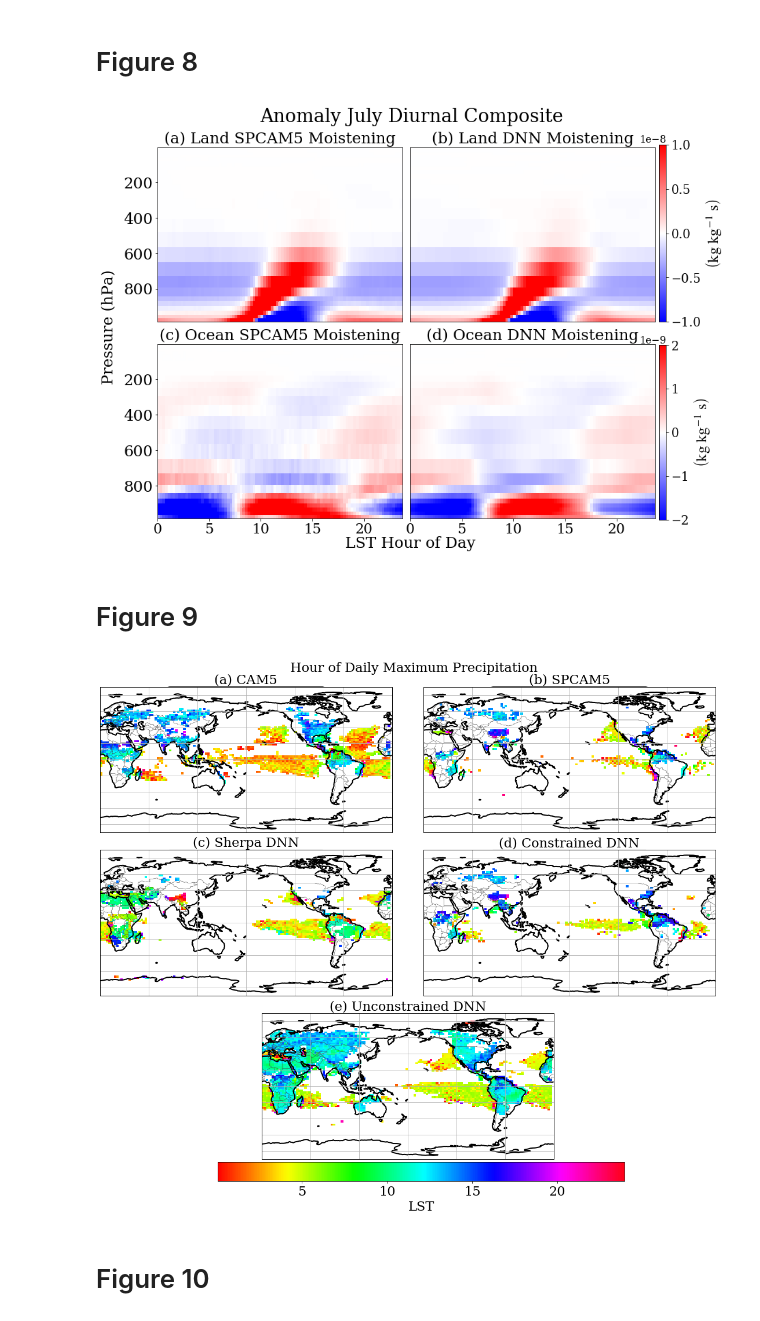
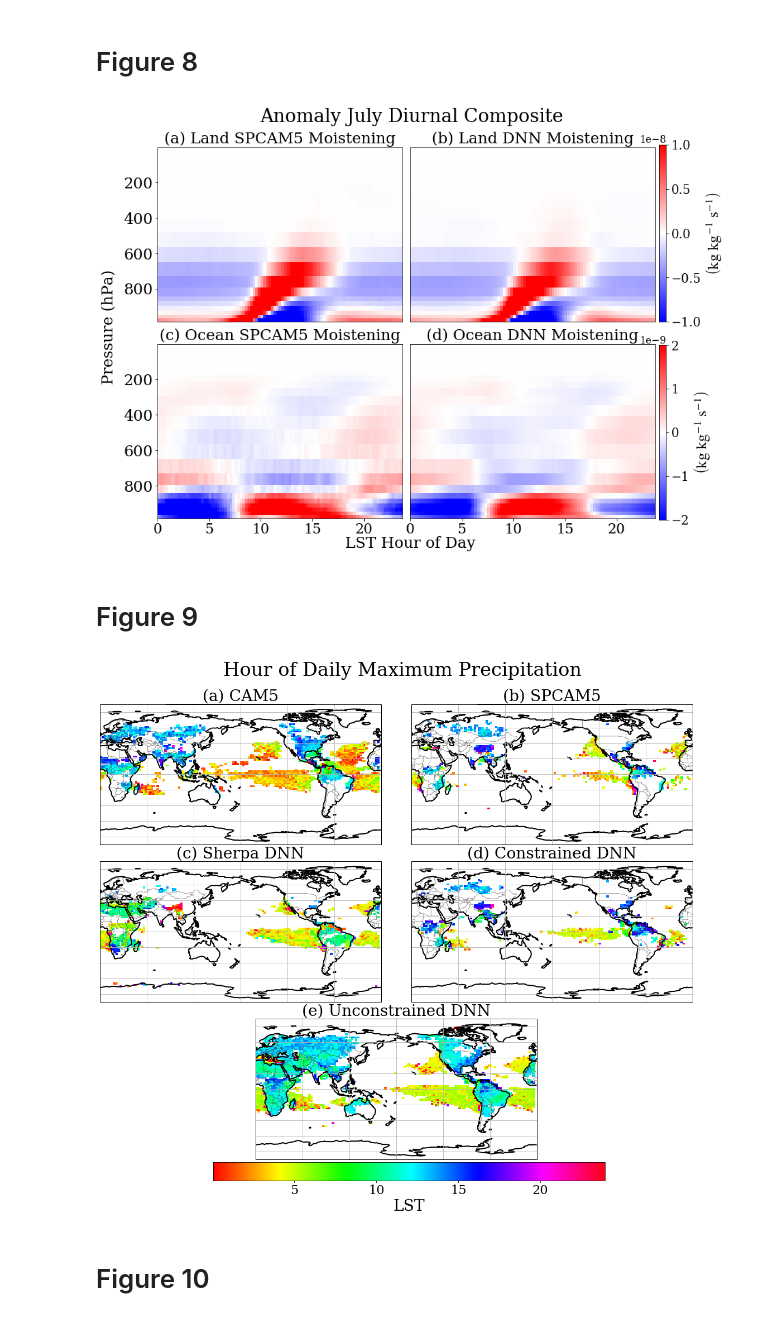
Before and after one commit to gmooers96/Real_Geography_Manuscript, a Jupyter notebook: Submitted_Figures.ipynb, the cells around one changed output. Saved outputs shown, nothing was run; the diff lists cells and outputs as text; code cells hidden in the pictures.

```diff
--- a/Submitted_Figures.ipynb
+++ b/Submitted_Figures.ipynb
@@ -785,7 +812,7 @@ ax[0,1].set_xticks([])
 
 fig.subplots_adjust(right=0.8)
 cbar_ax = fig.add_axes([0.805, 0.525, 0.01, 0.36])
-cbar = fig.colorbar(cp, label=r'$\left(\mathrm{kg} \ \mathrm{kg^{-1}} \ \mathrm{s}\right)$', cax=cbar_ax)
+cbar = fig.colorbar(cp, label=r'$\left(\mathrm{kg} \ \mathrm{kg^{-1}} \ \mathrm{s^{-1}}\right)$', cax=cbar_ax)
 cbar.ax.tick_params(labelsize=fz*0.8)
 cbar.formatter.set_powerlimits((0, 0))
 cbar.ax.yaxis.get_offset_text().set(size=fz*0.65)
@@ -815,7 +842,7 @@ ax[1,1].yaxis.set_label_coords(-1.2,1.1)
 
 fig.subplots_adjust(right=0.8)
 cbar_ax = fig.add_axes([0.805, 0.1225, 0.01, 0.355])
-cbar = fig.colorbar(cp, label=r'$\left(\mathrm{kg} \ \mathrm{kg^{-1}} \ \mathrm{s}\right)$', cax=cbar_ax)
+cbar = fig.colorbar(cp, label=r'$\left(\mathrm{kg} \ \mathrm{kg^{-1}} \ \mathrm{s^{-1}}\right)$', cax=cbar_ax)
 cbar.ax.tick_params(labelsize=fz*0.8)
 cbar.formatter.set_powerlimits((0, 0))
 cbar.ax.yaxis.get_offset_text().set(size=fz*0.65)
@@ -825,8 +852,9 @@ plt.suptitle("Anomaly July Diurnal Composite", y = 0.96, x=0.47)
 plt.subplots_adjust(hspace=0.13, wspace=0.03)
 plt.savefig("Paper_Figures/Figure8.png")
 plt.savefig("Paper_Figures/Figure8.pdf")
+plt.savefig("Paper_Figures/Figure8.jpg")
 # %% [output]
-[figure, old version]
+[figure, new version]
 # %% [markdown]
 # Figure 9
 # %%
@@ -850,58 +878,61 @@ ax6=fig.add_subplot(gs[2,1],projection=ccrs.PlateCarree(central_longitude=180))
 
 contour_plot = ax1.pcolormesh(Xvar, Yvar, CAM_nan_map_lst, cmap='hsv', transform=ccrs.PlateCarree())
 #plt.colorbar(contour_plot, label = "LST Hour", ax=ax[0])
-ax1.set_title('(a) CAM5', fontsize = fz)
+ax1.set_title('(a) CAM5', fontsize = fz*1.25)
 ax1.coastlines(linewidth=2.0,edgecolor='0.25')
 ax1.gridlines()
 ax1.add_feature(cfeature.BORDERS,linewidth=0.5,edgecolor='0.25')
 
 contour_plot = ax2.pcolormesh(Xvar, Yvar, SPCAM5_nan_map_lst,cmap='hsv', transform=ccrs.PlateCarree())
 #plt.colorbar(contour_plot, label = "LST Hour")
-ax2.set_title('(b) SPCAM5', fontsize = fz)
+ax2.set_title('(b) SPCAM5', fontsize = fz*1.25)
 ax2.coastlines(linewidth=2.0,edgecolor='0.25')
 ax2.gridlines()
 ax2.add_feature(cfeature.BORDERS,linewidth=0.5,edgecolor='0.25')
 
 contour_plot = ax3.pcolormesh(Xvar, Yvar, SHERPA_nan_map_lst,cmap='hsv', transform=ccrs.PlateCarree())
 #plt.colorbar(contour_plot, label = "LST Hour", ax=ax[2])
-ax3.set_title('(c) Sherpa DNN', fontsize = fz)
+ax3.set_title('(c) Sherpa DNN', fontsize = fz*1.25)
 ax3.coastlines(linewidth=2.0,edgecolor='0.25')
 ax3.gridlines()
 ax3.add_feature(cfeature.BORDERS,linewidth=0.5,edgecolor='0.25')
 
 
 contour_plot = ax4.pcolormesh(Xvar, Yvar, CONSTRAINED_nan_map_lst,cmap='hsv', transform=ccrs.PlateCarree())
 #plt.colorbar(contour_plot, label = "LST Hour", ax=ax[2])
-ax4.set_title('(d) Constrained DNN', fontsize = fz)
+ax4.set_title('(d) Constrained DNN', fontsize = fz*1.25)
 ax4.coastlines(linewidth=2.0,edgecolor='0.25')
 ax4.gridlines()
 ax4.add_feature(cfeature.BORDERS,linewidth=0.5,edgecolor='0.25')
 
 contour_plot = ax5.pcolormesh(Xvar, Yvar, UNCONSTRAINED_nan_map_lst,cmap='hsv', transform=ccrs.PlateCarree())
 #plt.colorbar(contour_plot, label = "LST Hour", ax=ax[2])
-ax5.set_title('(e) Unconstrained DNN', fontsize = fz)
+ax5.set_title('(e) Unconstrained DNN', fontsize = fz*1.25)
 ax5.coastlines(linewidth=2.0,edgecolor='0.25')
 ax5.gridlines()
 ax5.add_feature(cfeature.BORDERS,linewidth=0.5,edgecolor='0.25')
 
 #ax6.axis('off')
 ax6.set_visible(False)
 #ax6.clear()
 #ax6.remove()
 fig.delaxes(ax[2,1])
 fig.delaxes(ax[2,0])
 
 
 p0 = ax1.get_position().get_points().flatten()
 p2 = ax1.get_position().get_points().flatten()
 ax_cbar = fig.add_axes([p0[0]+0.15, 0.09, p0[1]-0.17, 0.03])
-plt.colorbar(contour_plot, cax=ax_cbar, orientation='horizontal', label="LST")
+#plt.colorbar(contour_plot, cax=ax_cbar, orientation='horizontal', label="LST")
+cbar = fig.colorbar(contour_plot, cax=ax_cbar, orientation='horizontal')
+cbar.set_label('LST', fontsize=fz*1.25)
 plt.subplots_adjust(hspace=0.12, wspace=0)
-plt.suptitle("Hour of Daily Maximum Precipitation", y=0.92, x=0.52, fontsize = fz)
+plt.suptitle("Hour of Daily Maximum Precipitation", y=0.95, x=0.52, fontsize = fz*1.5)
 plt.savefig("Paper_Figures/Figure9.png")
 plt.savefig("Paper_Figures/Figure9.pdf")
+plt.savefig("Paper_Figures/Figure9.jpg")
 # %% [output]
-[figure, old version]
+[figure, new version]
 # %% [markdown]
 # Figure 10
 # %%
```
Also changed, not shown: parts of 7 cells of this notebook, 13 other files.
